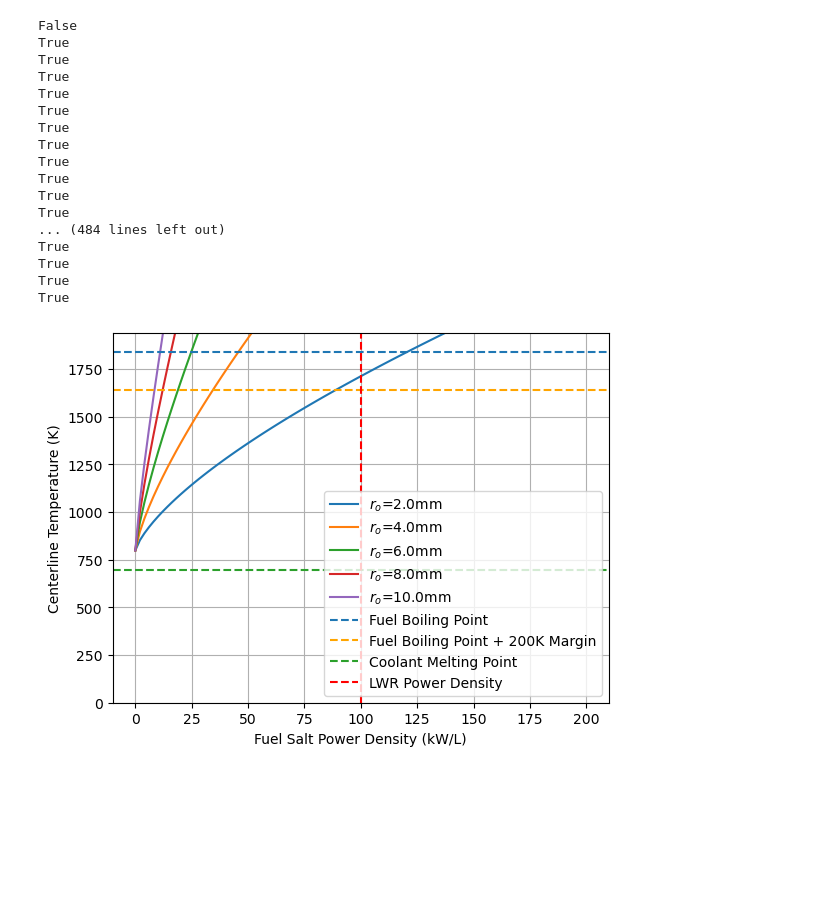
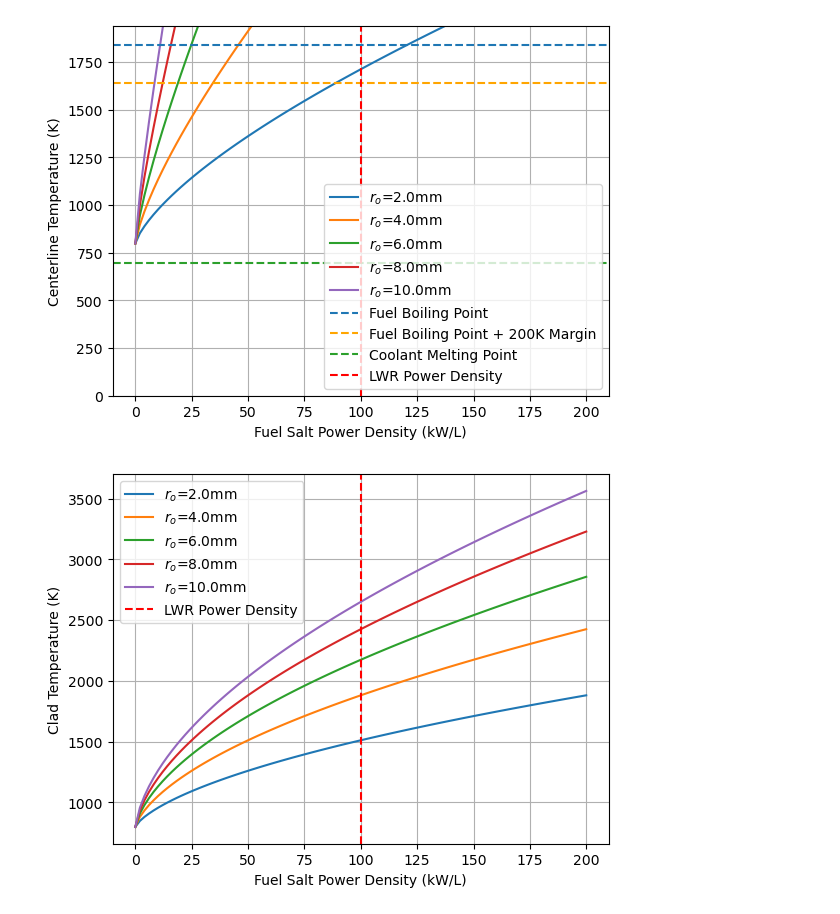
Before and after one commit to mlouis9/senior-design, a Jupyter notebook: scoping/naturalConvection/NaturalConvection.ipynb, the cells around one changed output. Cells and saved outputs as stored; diff of their text form; code cells hidden in the pictures; blank space fills up the shorter version.

Commit message:
Printing out the clad temperatures also

```diff
--- a/scoping/naturalConvection/NaturalConvection.ipynb
+++ b/scoping/naturalConvection/NaturalConvection.ipynb
@@ -83,49 +85,50 @@ def NuL(T, h, qgen, ro):
 
 # Need two loops, one over volumetric  heat generation rate (in W/m3) and one for fuel pin radius ro
 qgens = np.linspace(0, 200E+06, 100) # W/m3
 ros = np.linspace(0.002, 0.01, 5) # 2mm-10mm
 
 for ro in ros:
+    cladTemps = np.zeros(len(qgens))
     centerlineTemps = np.zeros(len(qgens))
     for index, qgen in enumerate(qgens):
         hguess = 1 # initial guess of h
         Tsguess = 500 # initial guess of surface temp
         for i in range(100):
             Teval = 1/2*(Tsguess + Tinf) # Properties evaluated at average temp
             Nu = NuL(Teval, hguess, qgen, ro)
             hguess = kc/L*Nu # Update guess of h
             Tsguess = Ts(hguess, qgen, ro)
+        cladTemps[index] = Tsguess
         centerlineTemps[index] = centerlineTemp(Tsguess, qgen, ro)
-        print(ro*2/L > 35/(GrL(Teval, hguess, qgen, ro)))
 
+    plt.figure(1) # Select the first figure
     plt.plot(qgens/(1E+06), centerlineTemps, label=f'$r_o$={ro*1E+03}mm')
+
+    # Plot cladTemps against qgens in a new figure
+    plt.figure(2) # Select the second figure
+    plt.plot(qgens/(1E+06), cladTemps, label=f'$r_o$={ro*1E+03}mm')
+
+plt.figure(1)
 plt.grid()
 plt.ylim(0,Tboilf+100)
 plt.axhline(Tboilf, label='Fuel Boiling Point', linestyle='dashed')
 plt.axhline(Tboilf-200, label='Fuel Boiling Point + 200K Margin', linestyle='dashed', color='orange')
 plt.axhline(Tmeltc, label='Coolant Melting Point', linestyle='dashed', color='tab:green')
 plt.axvline(100, label='LWR Power Density', linestyle='dashed', color='red')
 plt.axvline
 plt.xlabel('Fuel Salt Power Density (kW/L)')
 plt.ylabel('Centerline Temperature (K)')
 plt.legend()
-plt.savefig('results.png', dpi=300)
+plt.savefig('centerlineTemperature.png', dpi=300)
+
+plt.figure(2)
+plt.grid()
+plt.axvline(100, label='LWR Power Density', linestyle='dashed', color='red')
+plt.axvline
+plt.xlabel('Fuel Salt Power Density (kW/L)')
+plt.ylabel('Clad Temperature (K)')
+plt.legend()
+plt.savefig('cladTemperature.png', dpi=300)
 # %% [output]
-False
-True
-True
-True
-True
-True
-True
-True
-True
-True
-True
-True
-... (484 lines left out)
-True
-True
-True
-True
 [figure]
+[figure, added]
```
Also changed, not shown: parts of 1 cell of this notebook, 2 other files.
